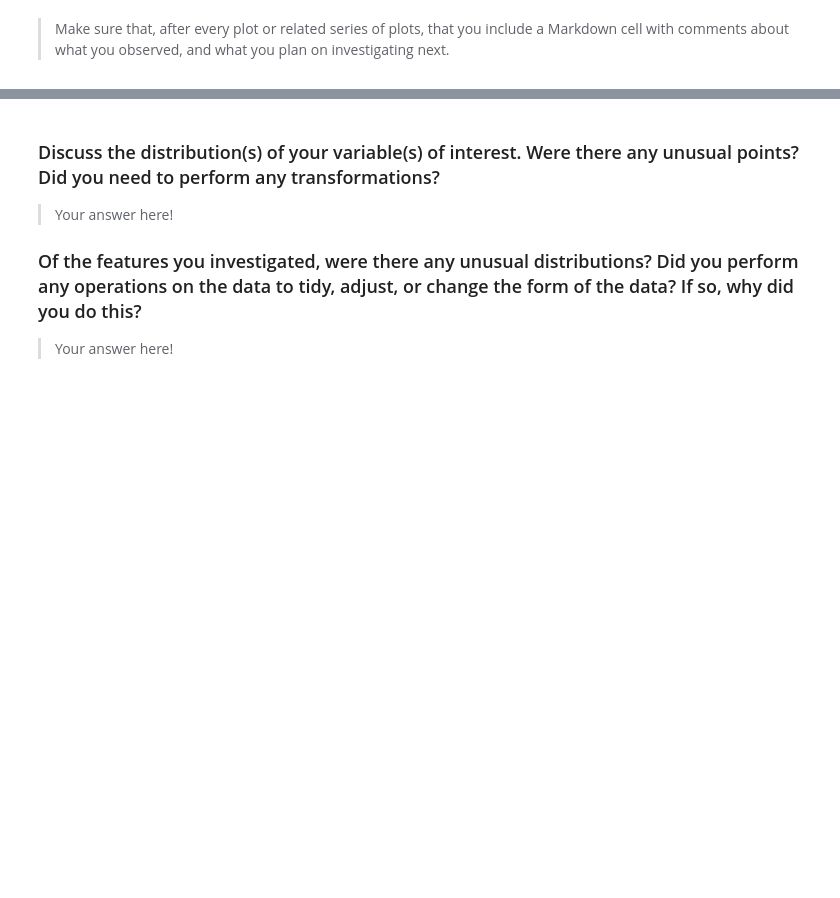
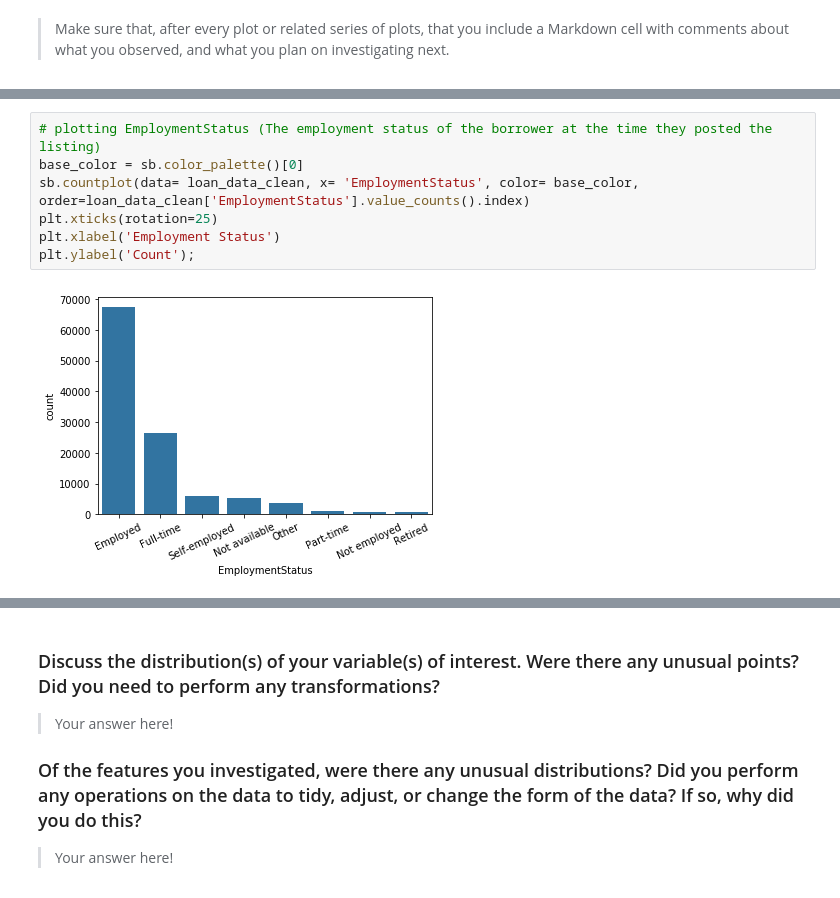
Before and after one commit to JannisMueller/Exploration-Loan-Data-from-Prosper, a Jupyter notebook: Exploration Loan Data from Prosper.ipynb, the cells around one changed output, grey strips where cells are left out. Drawn from its saved outputs; the diff is of its cells as text; blank space fills up the shorter version.

```diff
--- a/Exploration Loan Data from Prosper.ipynb
+++ b/Exploration Loan Data from Prosper.ipynb
@@ -203,0 +234,9 @@ plt.show()
+# %%
+# plotting EmploymentStatus (The employment status of the borrower at the time they posted the listing)
+base_color = sb.color_palette()[0]
+sb.countplot(data= loan_data_clean, x= 'EmploymentStatus', color= base_color, order=loan_data_clean['EmploymentStatus'].value_counts().index)
+plt.xticks(rotation=25)
+plt.xlabel('Employment Status')
+plt.ylabel('Count');
+# %% [output]
+[figure, added]
```
Also changed, not shown: parts of 32 cells of this notebook, 2 other files.
